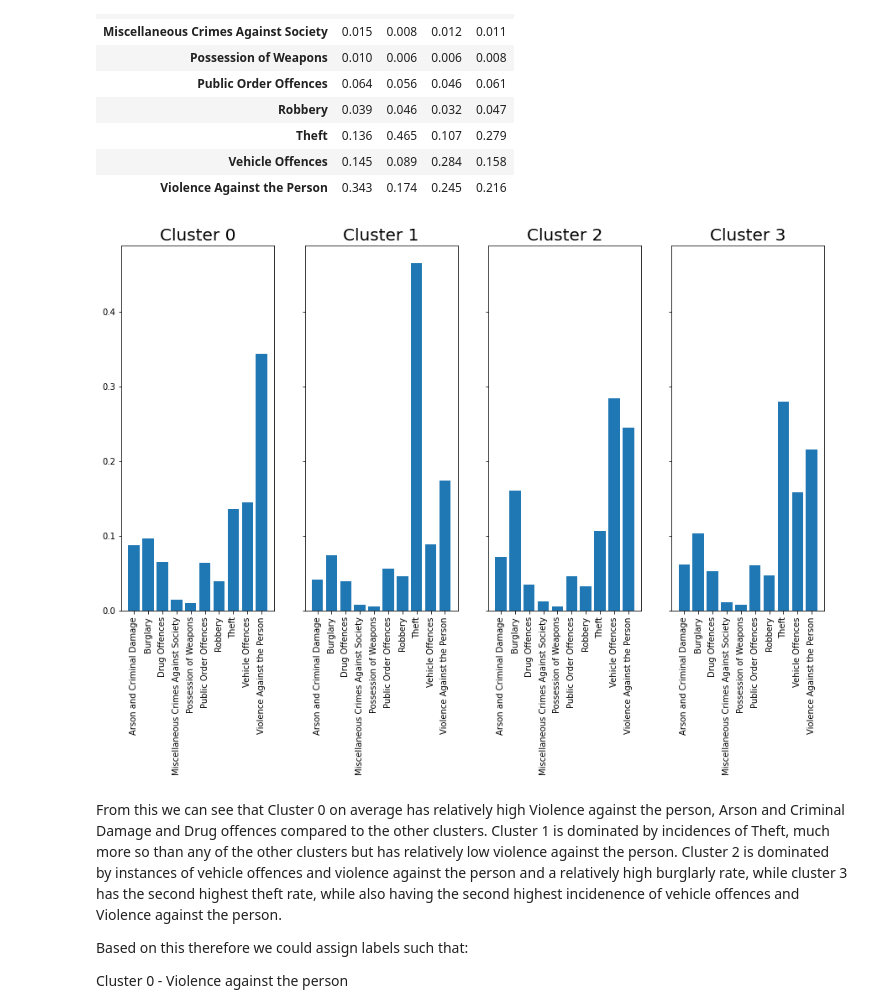
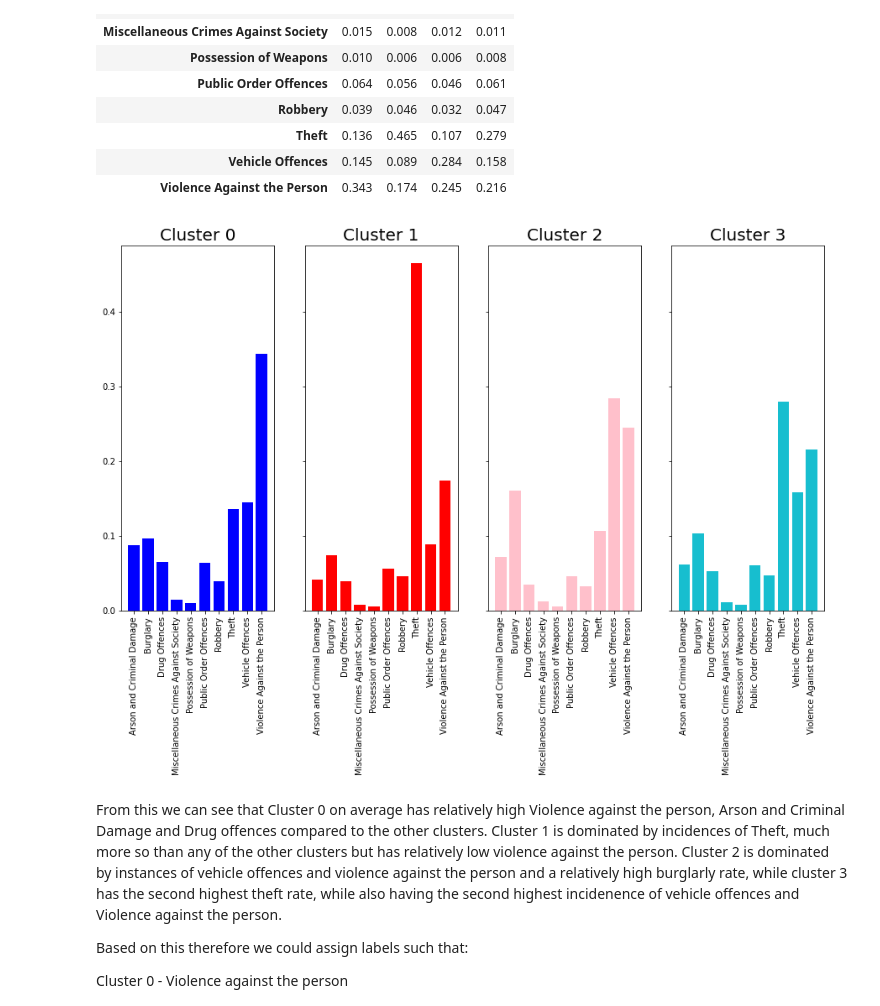
Before and after one commit to PhilipDW183/London_crime_clusters, a Jupyter notebook: London_Crime.ipynb, the cells around one changed output. Drawn from its saved outputs; the diff is of its cells as text; code cells hidden in the pictures.

```diff
--- a/London_Crime.ipynb
+++ b/London_Crime.ipynb
@@ -522,16 +530,27 @@ agglom_means_T
 # %%
 agglom_means_T.reset_index(inplace=True)
 
+#get the colours
+colors = ["blue", "red", "pink", "tab:cyan"]
+
+#create subplots for each cluster
 fig, ax = plt.subplots(1,4, figsize = (15,8), sharey = True, sharex = True)
+#flatten the axis
 axis = ax.flatten()
+
+#going over each column
 for i, col  in enumerate(agglom_means_T.columns):
+    #ignore the index column
     if col != "index":
         ax = axis[i-1]
-        ax.bar(height = agglom_means_T[col], x=agglom_means_T["index"])
+        #plot the bar chart
+        ax.bar(height = agglom_means_T[col], x=agglom_means_T["index"], color = colors[i-1] )
+        #rotate the x-ticks
         ax.set_xticklabels(labels =agglom_means_T["index"], rotation = 90)
+        #set the title
         ax.set_title(f"Cluster {col}", fontsize = 20)
 # %% [output]
-[figure, old version]
+[figure, new version]
 # %% [markdown]
 From this we can see that Cluster 0 on average has relatively high Violence against the person, Arson and Criminal Damage and Drug offences compared to the other clusters. Cluster 1 is dominated by incidences of Theft, much more so than any of the other clusters but has relatively low violence against the person. Cluster 2 is dominated by instances of vehicle offences and violence against the person and a relatively high burglarly rate, while cluster 3 has the second highest theft rate, while also having the second highest incidenence of vehicle offences and Violence against the person.
 
```
Also changed, not shown: parts of 19 cells of this notebook.
